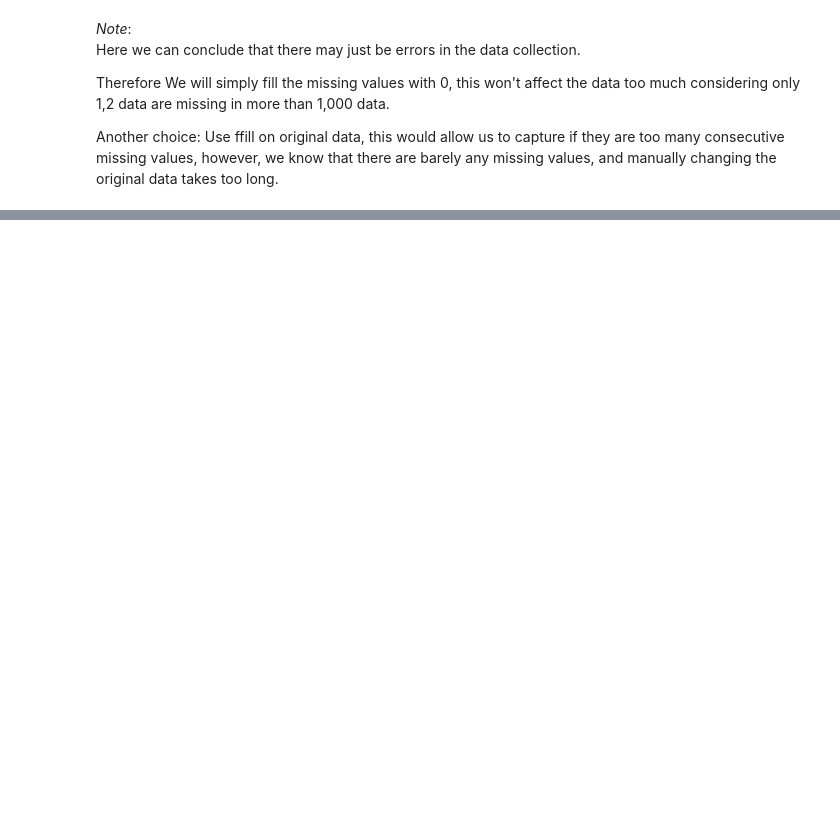
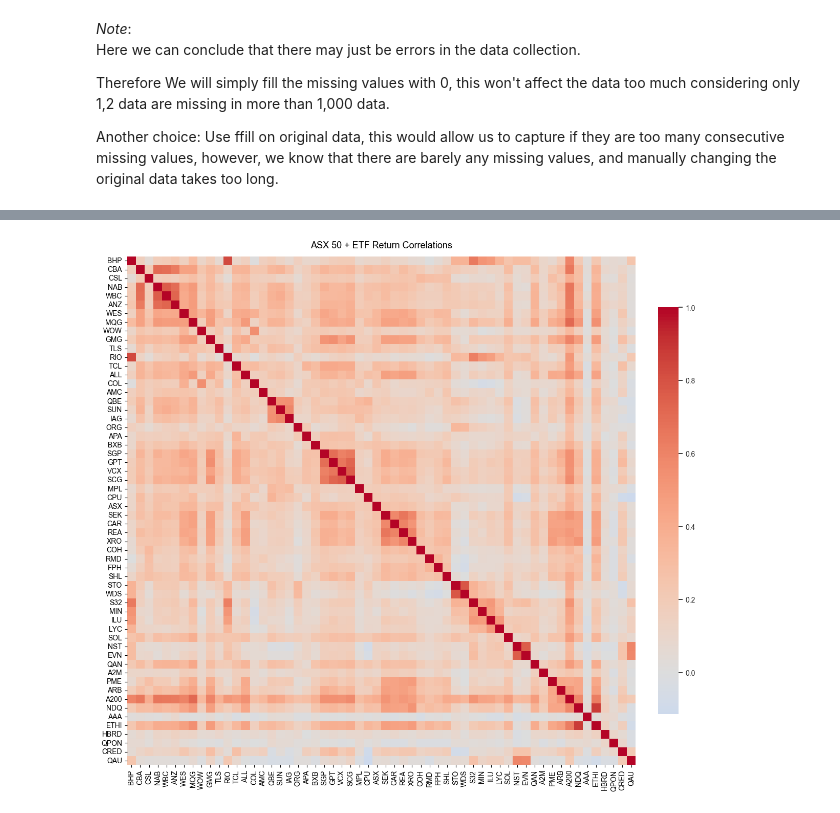
Before and after one commit to craizychicken/Portfolio_Theory, a Jupyter notebook: main.ipynb, the cells around one changed output, grey strips where cells are left out. Saved outputs shown, nothing was run; the diff lists cells and outputs as text; code cells hidden in the pictures; blank space fills up the shorter version.

```diff
--- a/main.ipynb
+++ b/main.ipynb
@@ -172,0 +179,7 @@ return_df.fillna(0, inplace=True)
+# %%
+# mean and covariance of returns
+mu = return_df.mean()*252
+cov = return_df.cov()*252
+
+# Correlation matrix
+corr = return_df.corr()
@@ -172,0 +206,14 @@ return_df.fillna(0, inplace=True)
+# %%
+fig, ax = plt.subplots(figsize=(12,11))
+
+sns.set_theme(font_scale=0.7) # Scales all plot text
+g = sns.heatmap(corr, cmap="coolwarm", center=0, annot=False, fmt=".2f", linewidths=0, ax=ax,
+                square=True, cbar_kws={"shrink": 0.8, "fraction": 0.046, "pad": 0.04})
+ax.set_title("ASX 50 + ETF Return Correlations", fontsize=13, pad=12)
+
+g.collections[0].colorbar.ax.tick_params(labelsize=10)
+fig.tight_layout()
+fig.show()
+fig.savefig("correlation_heatmap.png", dpi=300, bbox_inches="tight")
+# %% [output]
+[figure, added]
```
Also changed, not shown: parts of 26 cells of this notebook, 3 other files.
